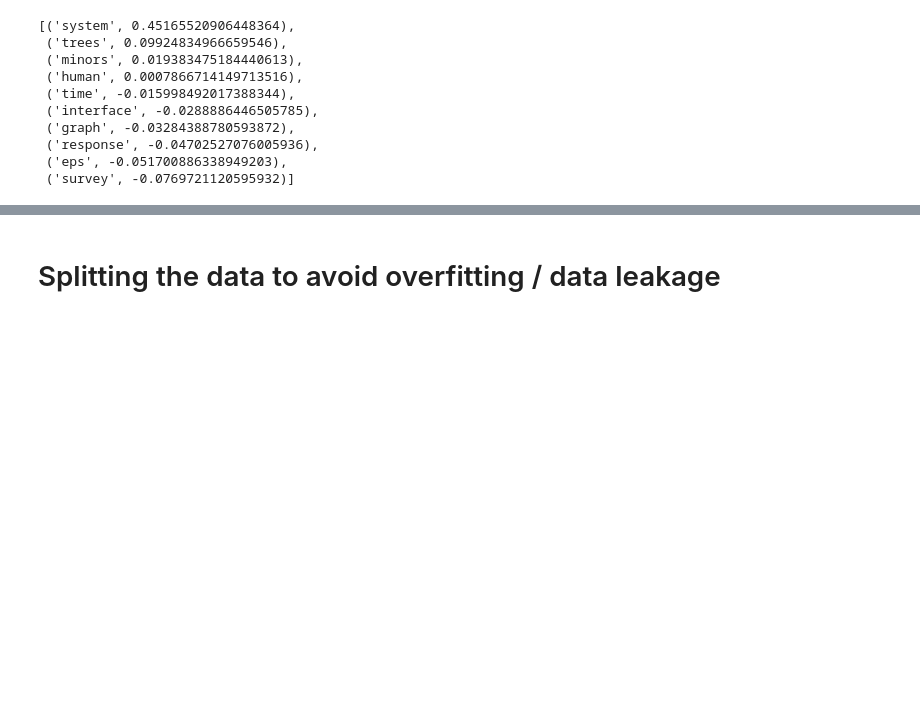
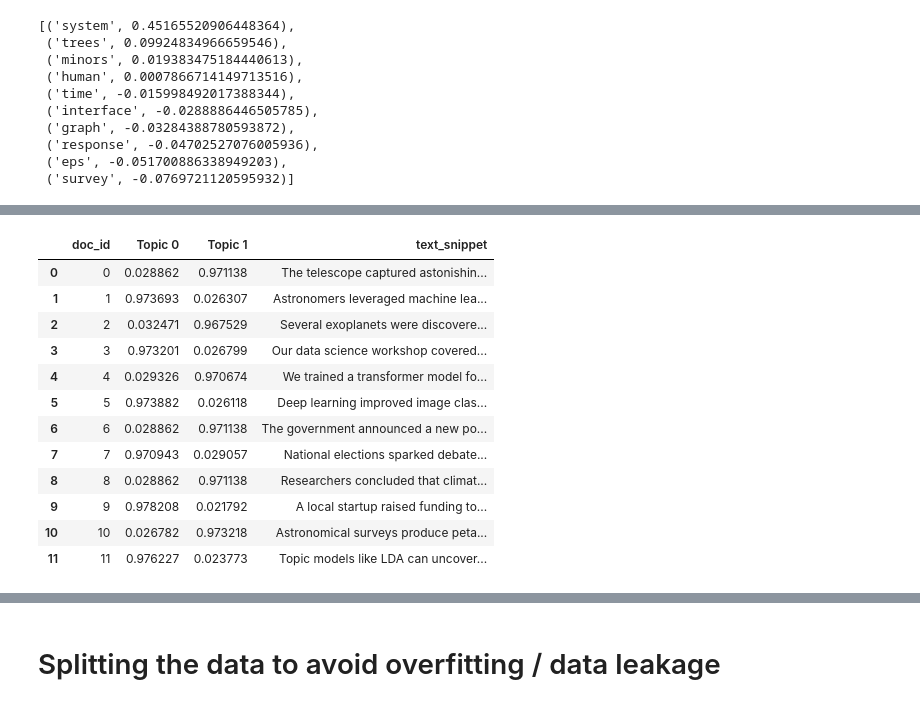
Before and after one commit to fforster/MDS7201, a Jupyter notebook: notebooks/Preprocessing/Preproc+feature+split.ipynb, the cells around one changed output, grey strips where cells are left out. Drawn from its saved outputs; the diff is of its cells as text; code cells hidden in the pictures; blank space fills up the shorter version.

```diff
--- a/notebooks/Preprocessing/Preproc+feature+split.ipynb
+++ b/notebooks/Preprocessing/Preproc+feature+split.ipynb
@@ -1270,0 +1547,19 @@ sims
+# %%
+doc_topics_df = pd.DataFrame(W, columns=[f"Topic {k}" for k in range(n_topics)])
+doc_topics_df.insert(0, "doc_id", range(len(docs)))
+doc_topics_df["text_snippet"] = [d[:110] + ("..." if len(d) > 110 else "") for d in docs]
+doc_topics_df
+# %% [output]
+|  | doc_id | Topic 0 | Topic 1 | text_snippet |
+| 0 | 0 | 0.028862 | 0.971138 | The telescope captured astonishin... |
+| 1 | 1 | 0.973693 | 0.026307 | Astronomers leveraged machine lea... |
+| 2 | 2 | 0.032471 | 0.967529 | Several exoplanets were discovere... |
+| 3 | 3 | 0.973201 | 0.026799 | Our data science workshop covered... |
+| 4 | 4 | 0.029326 | 0.970674 | We trained a transformer model fo... |
+| 5 | 5 | 0.973882 | 0.026118 | Deep learning improved image clas... |
+| 6 | 6 | 0.028862 | 0.971138 | The government announced a new po... |
+| 7 | 7 | 0.970943 | 0.029057 | National elections sparked debate... |
+| 8 | 8 | 0.028862 | 0.971138 | Researchers concluded that climat... |
+| 9 | 9 | 0.978208 | 0.021792 | A local startup raised funding to... |
+| 10 | 10 | 0.026782 | 0.973218 | Astronomical surveys produce peta... |
+| 11 | 11 | 0.976227 | 0.023773 | Topic models like LDA can uncover... |
```
Also changed, not shown: parts of 78 cells of this notebook, 2 other files.
